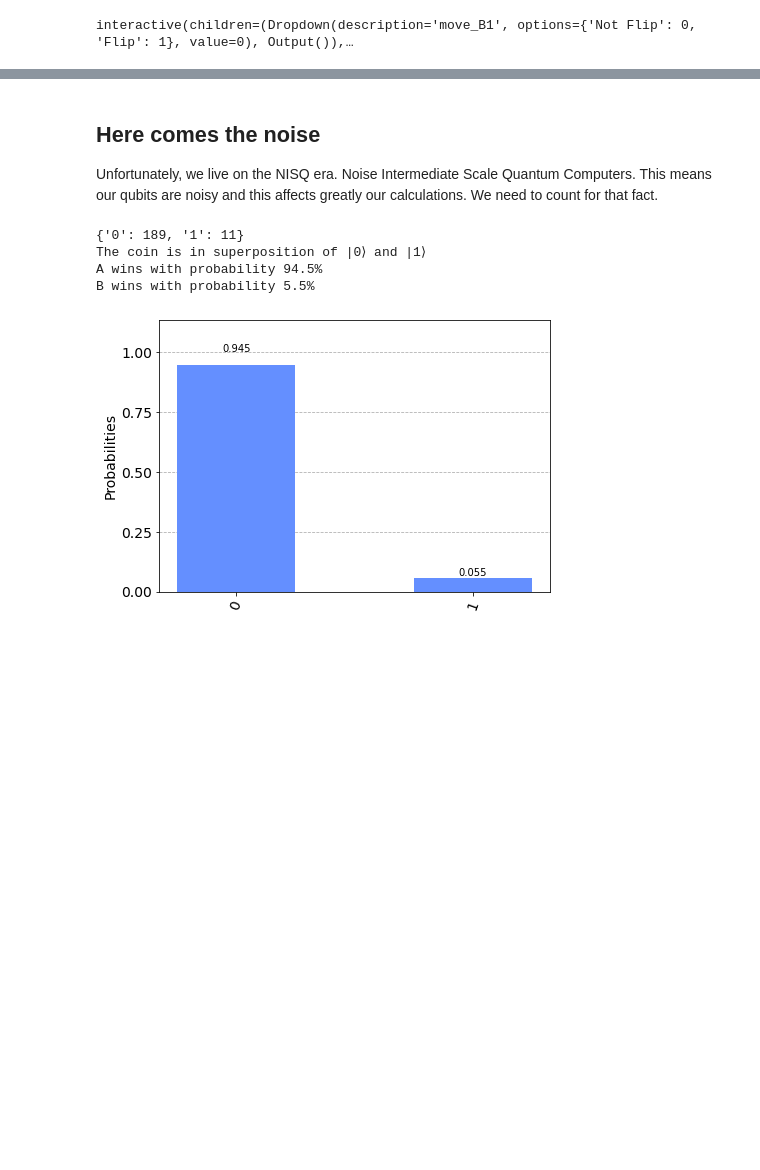
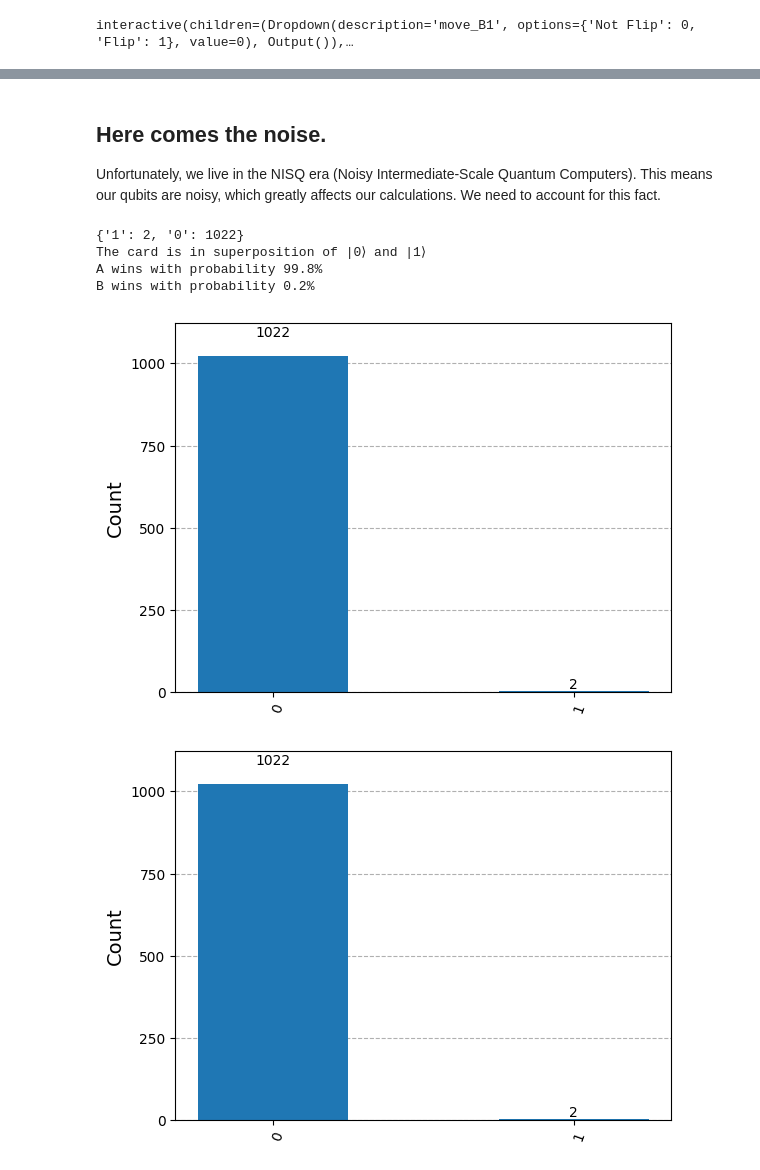
Before and after one commit to sergiogh/qpirates-qiskit-notebooks, a Jupyter notebook: talks_presentations/card_game/Quantum Card game.ipynb, the cells around one changed output, grey strips where cells are left out. Drawn from its saved outputs; the diff is of its cells as text; code cells hidden in the pictures; blank space fills up the shorter version.

```diff
--- a/talks_presentations/card_game/Quantum Card game.ipynb
+++ b/talks_presentations/card_game/Quantum Card game.ipynb
@@ -194,26 +211,28 @@ The winner is A
 # %% [markdown]
-## Here comes the noise
-Unfortunately, we live on the NISQ era. Noise Intermediate Scale Quantum Computers. This means our qubits are noisy and this affects greatly our calculations. We need to count for that fact.
+## Here comes the noise.
+Unfortunately, we live in the NISQ era (Noisy Intermediate-Scale Quantum Computers). This means our qubits are noisy, which greatly affects our calculations. We need to account for this fact.
-# %%
-from qiskit.providers.aer.noise import NoiseModel, thermal_relaxation_error
-noise_model = NoiseModel()
-T1 = 0.001
-T2 = 0.002
-error = 0.001
-thermal_error = thermal_relaxation_error(T1, T2, error)
-noise_model.add_quantum_error(thermal_error, "MAGIC", [0])
-
-job = execute(qc, backend, shots=200, noise_model=noise_model) # run the job simulation
-
-result = job.result() # grab the result
-counts = result.get_counts(qc) # results for the number of runs
-
-print(counts); # print the results of the runs
-who_wins(counts); # celebrate the winner
-plot_histogram(counts) # Visualise the results
-# %% [output]
-{'0': 189, '1': 11}
-The coin is in superposition of |0⟩ and |1⟩
-A wins with probability 94.5%
-B wins with probability 5.5%
-[figure, removed]
+# %%
+# Use the noise model of the 133-qubit ibm_torino superconducting quantum computer.
+from qiskit_ibm_runtime.fake_provider import FakeTorino
+fake_backend = FakeTorino()
+
+# Transpile the circuit for noisy basis gates.
+noisy_qcq = transpile(qcq, fake_backend)
+
+# Run and get counts.
+noisy_result = fake_backend.run(noisy_qcq).result()
+noisy_counts = noisy_result.get_counts(0)
+
+# Plot the noisy output.
+plot_histogram(noisy_counts)
+
+print(noisy_counts); # Print the results.
+who_wins(noisy_counts); # Celebrate the winner.
+plot_histogram(noisy_counts) # Visualise the results.
+# %% [output]
+{'1': 2, '0': 1022}
+The card is in superposition of |0⟩ and |1⟩
+A wins with probability 99.8%
+B wins with probability 0.2%
+[figure, added]
+[figure, added]
```
Also changed, not shown: parts of 18 cells of this notebook, 1 other file.
